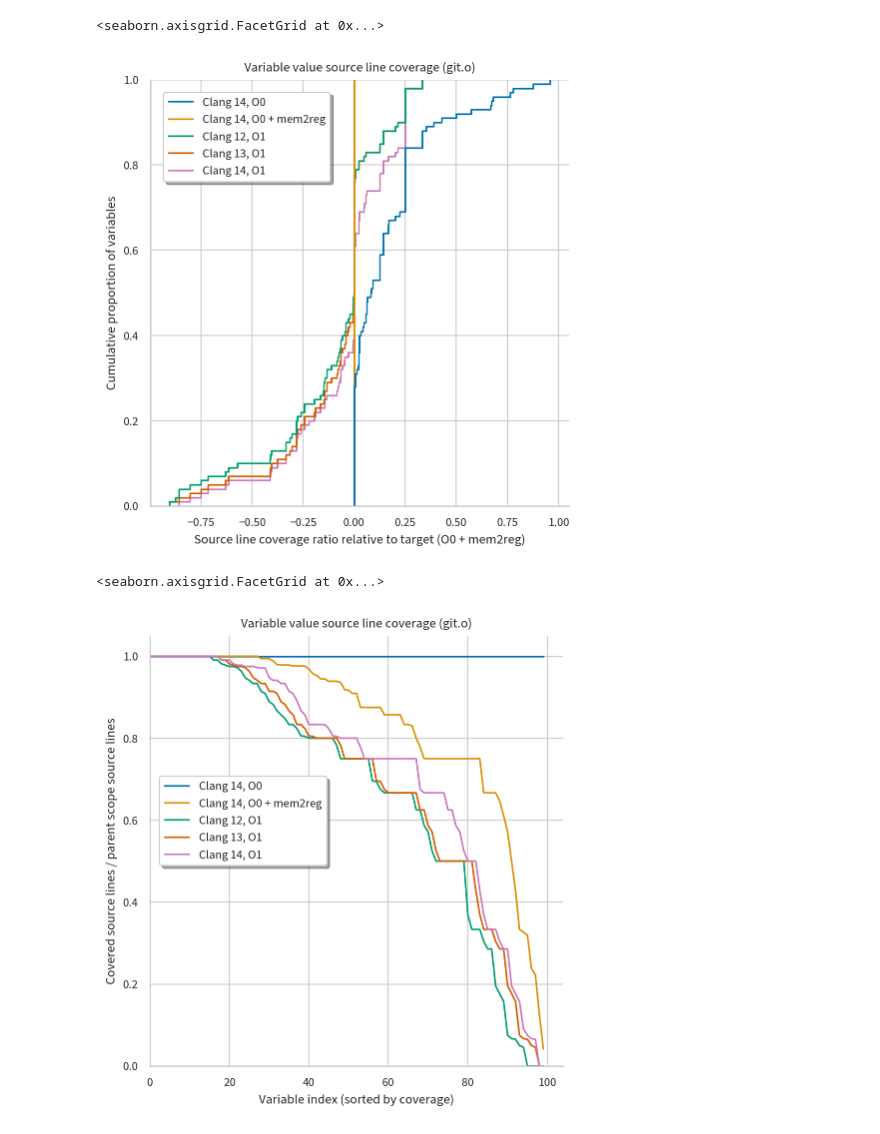
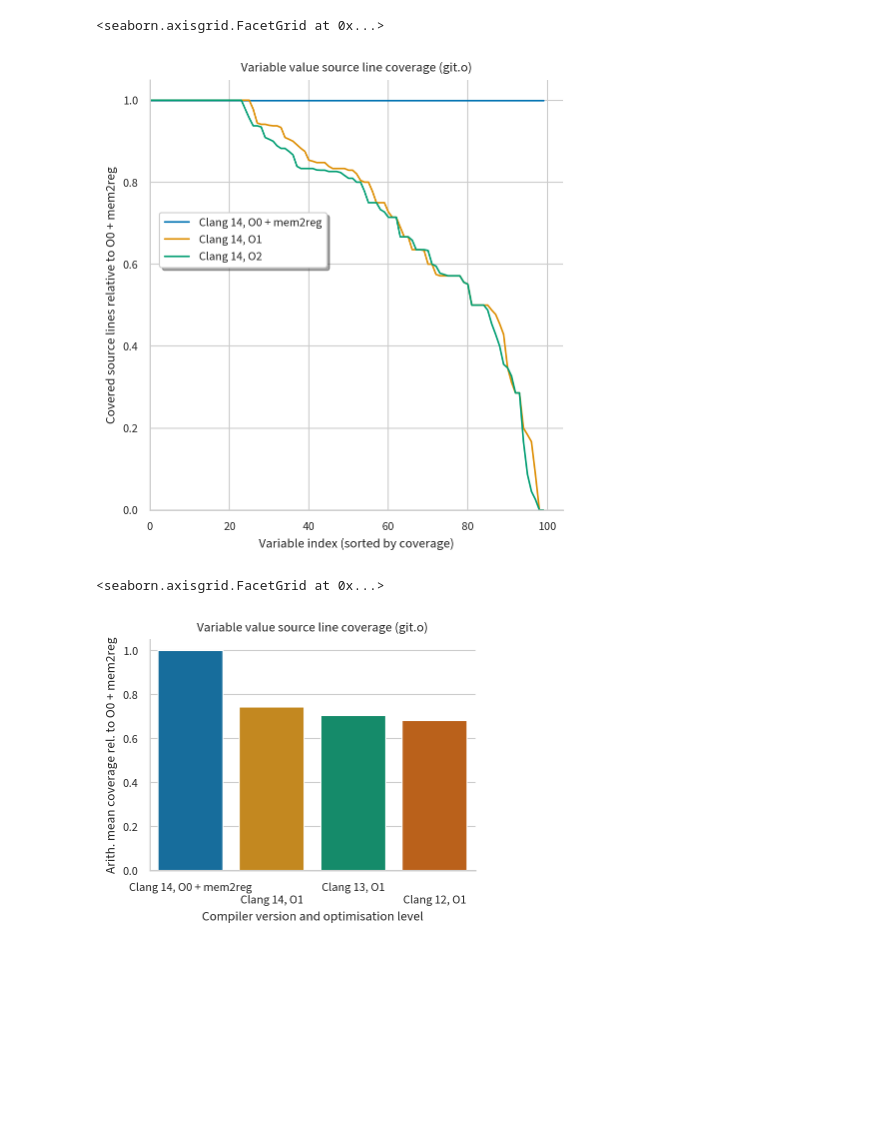
Before and after one commit to jryans/debug-info-metrics-artifact, a Jupyter notebook: data/git/file/git.o.ipynb, the cells around one changed output. Drawn from its saved outputs; the diff is of its cells as text; code cells hidden in the pictures; blank space fills up the shorter version.

Commit message:
Update existing plots after definedness extension, normalise to O0 + mem2reg

```diff
--- a/data/git/file/git.o.ipynb
+++ b/data/git/file/git.o.ipynb
@@ -77,52 +103,51 @@ g.set(
 # %%
-g = sns.displot(
-  pd.read_csv("git.o-delta.csv"),
-  x="CL / SL Delta",
+df = distribution_df.copy()
+df["Order"] = df.sort_values(by="CL / BCL", ascending=False).groupby("Variant").cumcount()
+df = df[df["Variant"].str.contains("Clang 14") & ~(df["Variant"].str.contains("DE"))]
+g = sns.relplot(
+  df,
+  x="Order",
+  y="CL / BCL",
   hue="Variant",
-  kind="ecdf",
+  kind="line",
 )
 sns.move_legend(
   g,
-  "upper left",
-  bbox_to_anchor=(0.1, 0.95),
+  "center left",
+  bbox_to_anchor=(0.125, 0.65),
   frameon=True,
   shadow=True,
   title=None,
 )
 g.set(
   title="Variable value source line coverage (git.o)",
-  xlabel="Source line coverage ratio relative to target (O0 + mem2reg)",
-  ylabel="Cumulative proportion of variables",
+  xlabel="Variable index (sorted by coverage)",
+  xbound=(0, None),
+  ylabel="Covered source lines relative to O0 + mem2reg",
+  ybound=(0, None),
 )
 # %% [output]
 <seaborn.axisgrid.FacetGrid at 0x...>
-[figure, old version]
+[figure, new version]
 # %%
 df = distribution_df.copy()
-df["Order"] = df.sort_values(by="CL / SL", ascending=False).groupby("Variant").cumcount()
-df = df[df["Variant"].str.contains("O[01]")]
-g = sns.relplot(
+df = df.groupby("Variant")["CL / BCL"].mean().reset_index()
+df = df.sort_values(by="CL / BCL", ascending=False).reset_index()
+df = df[df["Variant"].str.contains("O[01]") & ~(df["Variant"].str.contains("DE"))]
+g = sns.catplot(
   df,
-  x="Order",
-  y="CL / SL",
-  hue="Variant",
-  kind="line",
-)
-sns.move_legend(
-  g,
-  "center left",
-  bbox_to_anchor=(0.125, 0.60),
-  frameon=True,
-  shadow=True,
-  title=None,
+  x="Variant",
+  y="CL / BCL",
+  kind="bar",
+  height=3.0,
+  aspect=4 / 3,
 )
 g.set(
   title="Variable value source line coverage (git.o)",
-  xlabel="Variable index (sorted by coverage)",
-  xbound=(0, None),
-  ylabel="Covered source lines / parent scope source lines",
-  ybound=(0, None),
+  xlabel="Compiler version and optimisation level",
+  xticklabels=["\n"*(i%2) + l for i,l in enumerate(df["Variant"])],
+  ylabel="Arith. mean coverage rel. to O0 + mem2reg",
 )
 # %% [output]
 <seaborn.axisgrid.FacetGrid at 0x...>
-[figure, old version]
+[figure, new version]
```
Also changed, not shown: parts of 4 cells of this notebook, 8 other files.
